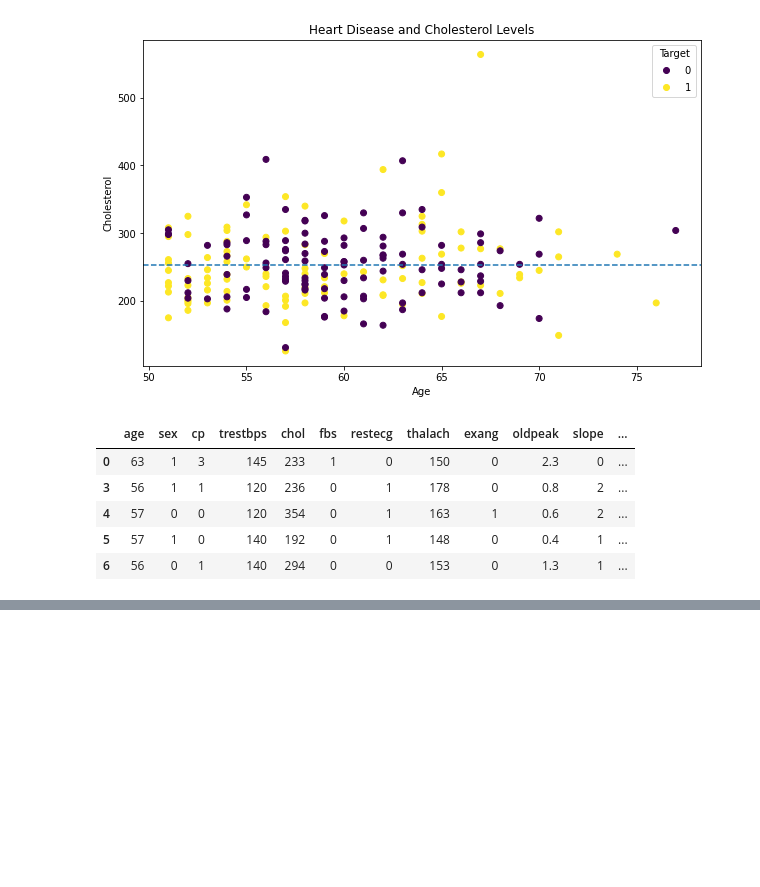
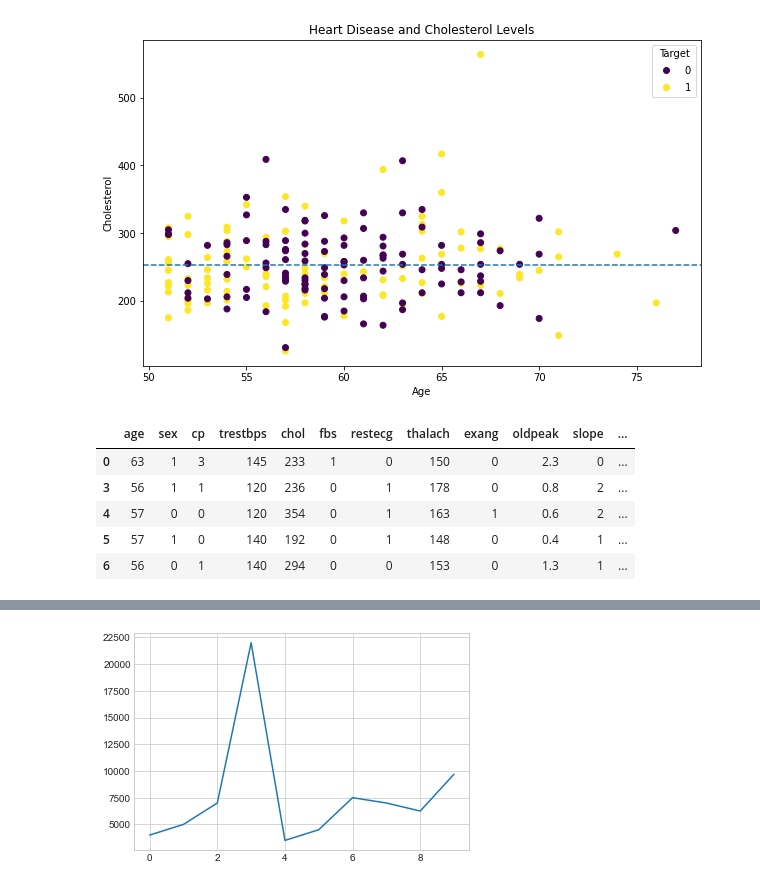
Before and after one commit to cwg7/Matplotlib-works, a Jupyter notebook: matplotlib_Overview.ipynb, the cells around one changed output, grey strips where cells are left out. Cells and saved outputs as stored; diff of their text form; code cells hidden in the pictures; blank space fills up the shorter version.

```diff
--- a/matplotlib_Overview.ipynb
+++ b/matplotlib_Overview.ipynb
@@ -537,0 +574,6 @@ fig.suptitle("Heart Disease Analysis", fontsize=16, fontweight="bold");
+# %%
+plt.style.use('seaborn-whitegrid')
+# %%
+car_sales["Price"].plot();
+# %% [output]
+[figure, added]
```
Also changed, not shown: parts of 17 cells of this notebook.
